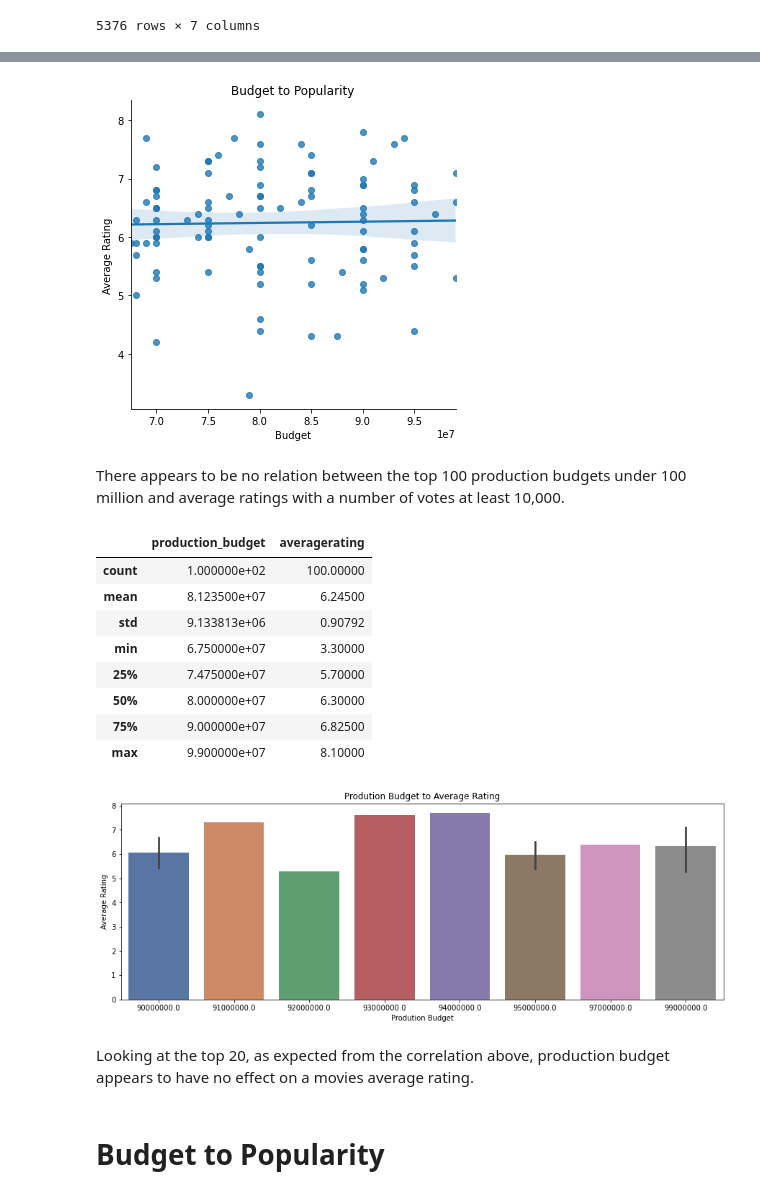
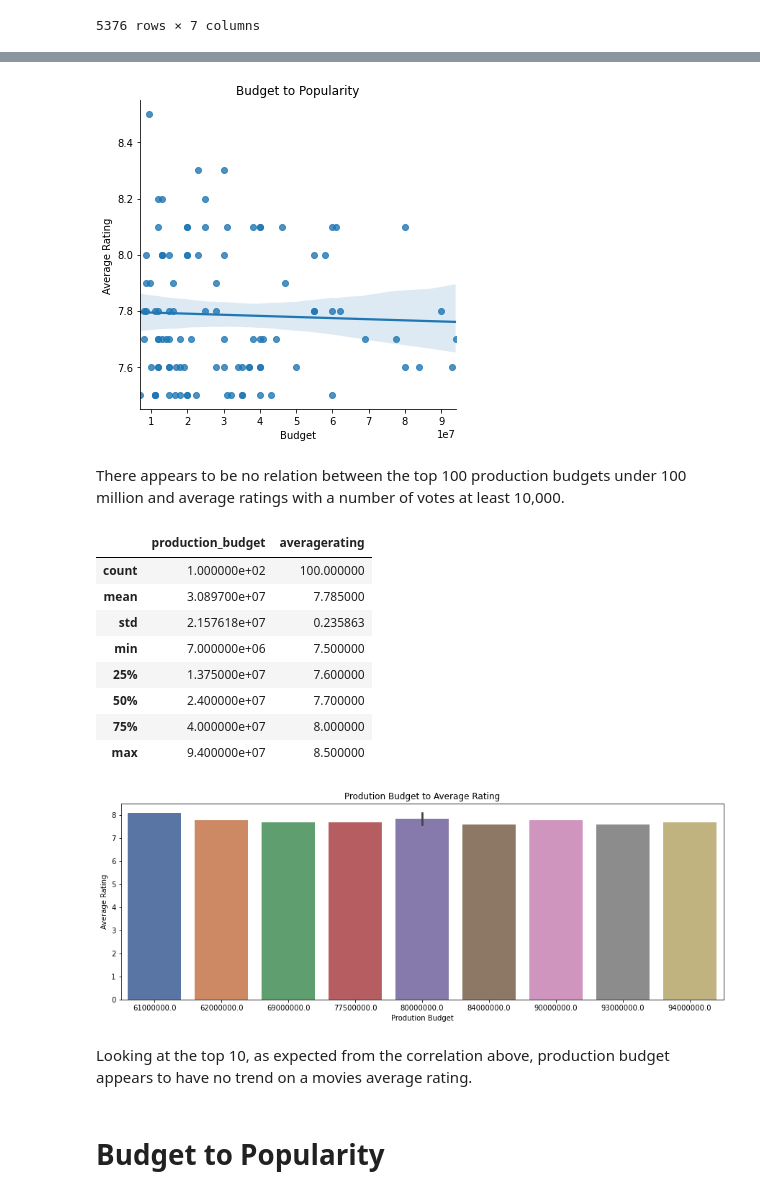
Before and after one commit to Blue723/Microsoft_Movie_Budget, a Jupyter notebook: Microsoft_Movie_Analysis.ipynb, the cells around one changed output, grey strips where cells are left out. Saved outputs shown, nothing was run; the diff lists cells and outputs as text; code cells hidden in the pictures.

```diff
--- a/Microsoft_Movie_Analysis.ipynb
+++ b/Microsoft_Movie_Analysis.ipynb
@@ -161,3 +164,6 @@ Data columns (total 4 columns):
  3   numvotes       2678 non-null   int64
 dtypes: float64(1), int64(1), object(2)
 memory usage: 104.6+ KB
+# %%
+title_ratings = title_ratings[title_ratings['averagerating']>=7.5]
+title_ratings.info()
@@ -258,31 +276,31 @@ plt.title('Budget to Popularity')
 plt.xlabel("Budget")
 plt.ylabel("Average Rating");
 # %% [output]
-[figure, old version]
+[figure, new version]
 # %% [markdown]
 There appears to be no relation between the top 100 production budgets under 100 million and average ratings with a number of votes at least 10,000.
 # %%
 br_sort.describe()
 # %% [output]
 |  | production_budget | averagerating |
-| count | 1.000000e+02 | 100.00000 |
-| mean | 8.123500e+07 | 6.24500 |
-| std | 9.133813e+06 | 0.90792 |
-| min | 6.750000e+07 | 3.30000 |
-| 25% | 7.475000e+07 | 5.70000 |
-| 50% | 8.000000e+07 | 6.30000 |
-| 75% | 9.000000e+07 | 6.82500 |
-| max | 9.900000e+07 | 8.10000 |
+| count | 1.000000e+02 | 100.000000 |
+| mean | 3.089700e+07 | 7.785000 |
+| std | 2.157618e+07 | 0.235863 |
+| min | 7.000000e+06 | 7.500000 |
+| 25% | 1.375000e+07 | 7.600000 |
+| 50% | 2.400000e+07 | 7.700000 |
+| 75% | 4.000000e+07 | 8.000000 |
+| max | 9.400000e+07 | 8.500000 |
 # %%
 #a plot
 plt.figure(figsize=(15,5))
 plt.title("Prodution Budget to Average Rating")
-sns.barplot(palette="deep", x=br_sort['production_budget'][:20], y=br_sort['averagerating']);
+sns.barplot(palette="deep", x=br_sort['production_budget'][:10], y=br_sort['averagerating']);
 plt.xlabel("Prodution Budget")
 plt.ylabel("Average Rating");
 # %% [output]
-[figure, old version]
+[figure, new version]
 # %% [markdown]
-Looking at the top 20, as expected from the correlation above, production budget appears to have no effect on a movies average rating.
+Looking at the top 10, as expected from the correlation above, production budget appears to have no trend on a movies average rating.
 # %% [markdown]
 # Budget to Popularity
```
Also changed, not shown: parts of 26 cells of this notebook, 2 other files.
